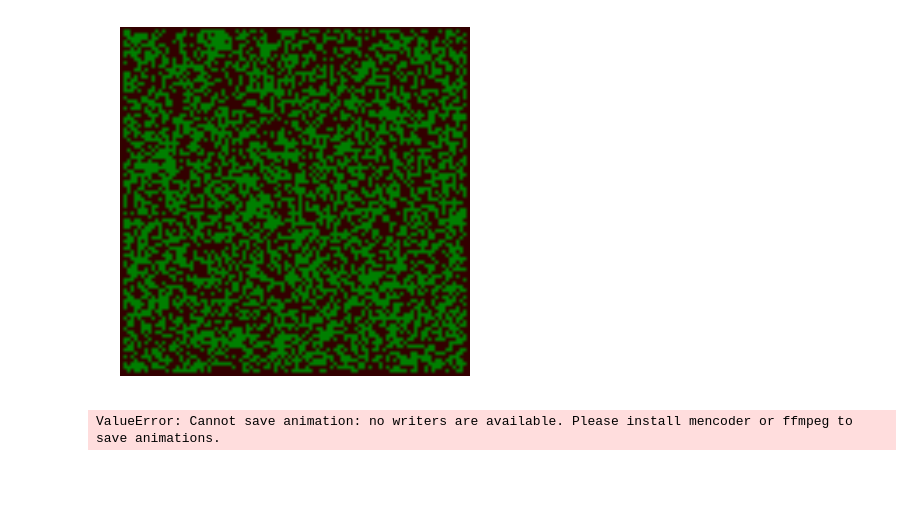
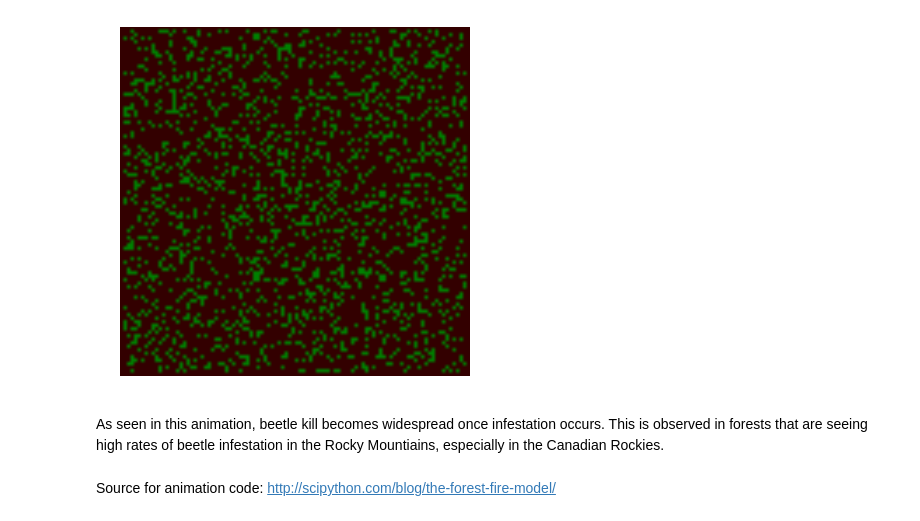
Before and after one commit to sidneyabush/STA-Lab_4, a Jupyter notebook: STA Lab 4 - Sidney.ipynb, the cells around one changed output. Drawn from its saved outputs; the diff is of its cells as text; code cells hidden in the pictures; blank space fills up the shorter version.

```diff
--- a/STA Lab 4 - Sidney.ipynb
+++ b/STA Lab 4 - Sidney.ipynb
@@ -184,0 +199,7 @@ results.plot()
+# %%
+# Test the impact of slightly above half tree density - 60% tree cover
+# Lets also see what happens when we decrease the grid size
+beetle = BeetleKill(10, 10, 0.6)
+beetle.run_model()
+results = beetle.dc.get_model_vars_dataframe()
+results.plot()
@@ -227,5 +252,6 @@ plt.xlim(0,1)
 # %%
 # Try to make a cool animation of beetle kill:
+
 import numpy as np
 import matplotlib.pyplot as plt
 from matplotlib import animation
@@ -236,10 +262,11 @@ rc('animation', html='html5')
 # Displacements from a cell to its eight nearest neighbours
 neighbourhood = ((-1,-1), (-1,0), (-1,1), (0,-1), (0, 1), (1,-1), (1,0), (1,1))
 Dead, Alive, Infested = 0, 1, 2
-# Colours for visualization: brown for EMPTY, dark green for TREE and orange
-# for FIRE. Note that for the colormap to work, this list and the bounds list
-# must be one larger than the number of different values in the array.
-colors_list = [(0.2,0,0), (0,0.5,0), (1,0,0), 'red']
+
+# Colours for visualization: brown for EMPTY, dark green for TREE and orange for BEETLE KILL.
+# Note that for the colormap to work, this list and the bounds list must be one larger than the number of
+# different values in the array.
+colors_list = [(0.2,0,0), (0,0.5,0), (1,0,0), 'orange']
 cmap = colors.ListedColormap(colors_list)
 bounds = [0,1,2,3]
 norm = colors.BoundaryNorm(bounds, cmap.N)
@@ -263,38 +290,51 @@ def iterate(beetle):
                 else:
                     if np.random.random() <= f:
                         X1[iy,ix] = Infested
     return X1
 
 # The initial fraction of the forest occupied by trees.
-forest_fraction = 0.5
-# Probability of new tree growth per empty cell, and of beetle kill.
-p, f = 0.05, 0.001
+# Set this at 0.2 so that the effect is easier to notice
+forest_fraction = 0.2
+
+# Probability of new tree growth per empty cell, and of beetle infestation.
+# Tree growth is low, since trees infested by beetles will not
+# grow back and trees not infested would regrow at a very slow rate
+# Beetle kill is much higher, since if infested, trees are likely to die
+
+p, f = 0.00001, 0.5
+
 # Forest size (number of cells in x and y directions).
+# Same as our previous simulation - there are large forests in CO
 nx, ny = 100, 100
+
 # Initialize the forest grid.
 X  = np.zeros((ny, nx))
 X[1:ny-1, 1:nx-1] = np.random.randint(0, 2, size=(ny-2, nx-2))
 X[1:ny-1, 1:nx-1] = np.random.random(size=(ny-2, nx-2)) < forest_fraction
 
 fig = plt.figure(figsize=(25/3, 6.25))
 ax = fig.add_subplot(111)
 ax.set_axis_off()
 im = ax.imshow(X, cmap=cmap, norm=norm)#, interpolation='nearest')
 
 # The animation function: called to produce a frame for each generation.
 def animate(i):
     im.set_data(animate.X)
     animate.X = iterate(animate.X)
+
 # Bind our grid to the identifier X in the animate function's namespace.
 animate.X = X
 
 # Interval between frames (ms).
 interval = 100
 anim = animation.FuncAnimation(fig, animate, interval=interval)
 plt.show()
 # %% [output]
-[figure, old version]
+[figure, new version]
 # %%
+# Uploaded to repo:
 anim.save("test.mp4")
-# %% [output]
-ValueError: Cannot save animation: no writers are available. Please install mencoder or ffmpeg to save animations.
+# %% [markdown]
+As seen in this animation, beetle kill becomes widespread once infestation occurs. This is observed in forests that are seeing high rates of beetle infestation in the Rocky Mountiains, especially in the Canadian Rockies.
+# %% [markdown]
+Source for animation code: http://scipython.com/blog/the-forest-fire-model/
```
Also changed, not shown: parts of 21 cells of this notebook, 3 other files.
